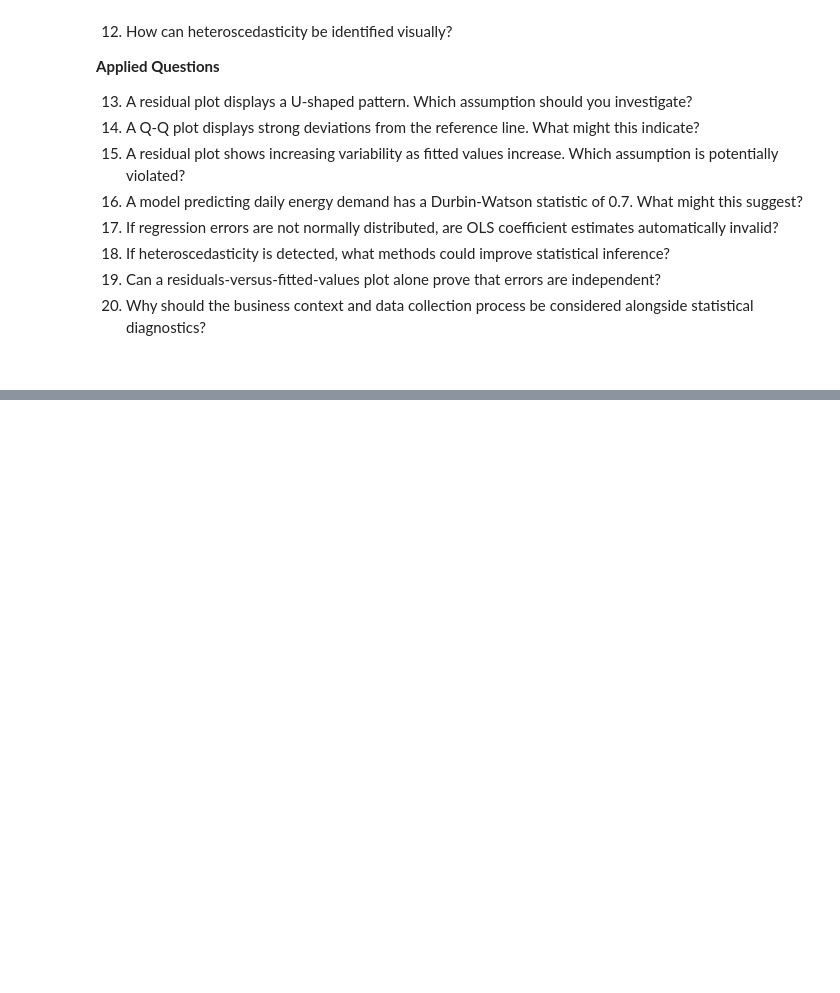
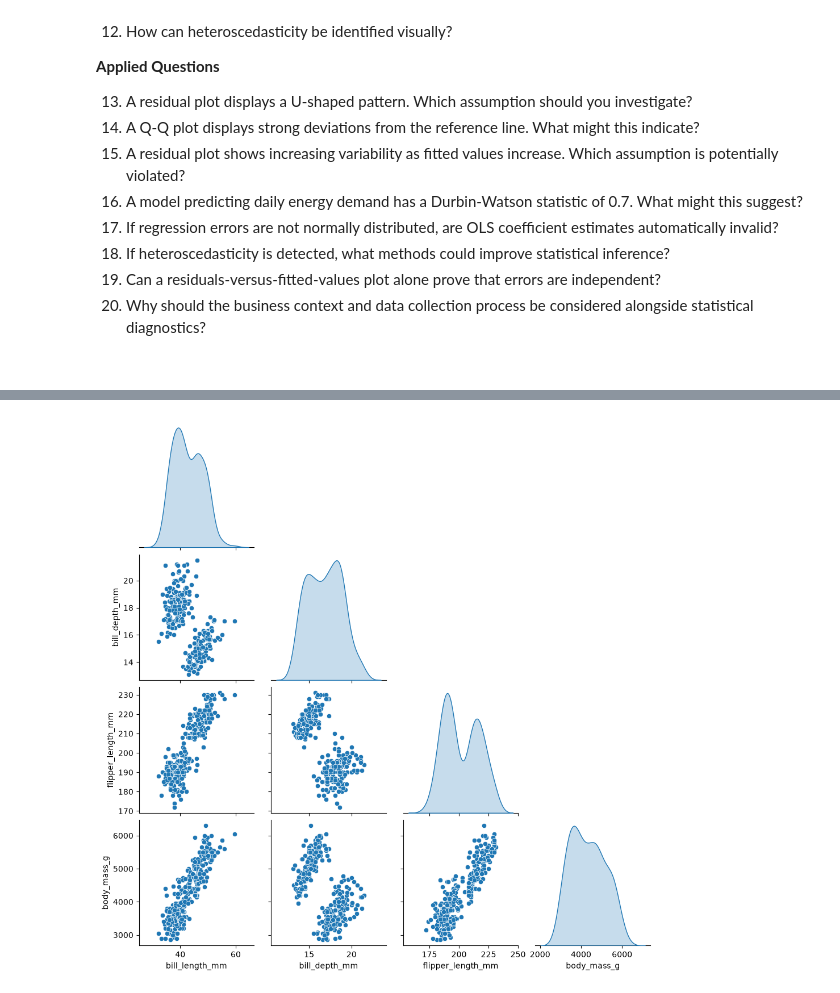
Before and after one commit to MiltonValleL/DS-ML-Lab, a Jupyter notebook: Linear_Regression/1.Simple_Lin-Reg.ipynb, the cells around one changed output, grey strips where cells are left out. Drawn from its saved outputs; the diff is of its cells as text; code cells hidden in the pictures; blank space fills up the shorter version.

```diff
--- a/Linear_Regression/1.Simple_Lin-Reg.ipynb
+++ b/Linear_Regression/1.Simple_Lin-Reg.ipynb
@@ -1017,0 +1036,4 @@ Durbin-Watson: 1.715
+# %%
+# load the dataset
+df = sns.load_dataset('penguins')
+df.head()
@@ -1017,0 +1056,6 @@ Durbin-Watson: 1.715
+# %%
+# Well focus on 'Adelie' and 'Gentoo' species only
+df_spec = df.query("species in ['Adelie', 'Gentoo']")
+
+# Now let's see if there are NaN Values
+df_spec.isna().sum()
@@ -1017,0 +1071,6 @@ Durbin-Watson: 1.715
+# %%
+# well drop all NaN values
+df_final = df_spec.dropna()
+
+# Now let's take a final check
+df_final.info()
@@ -1017,0 +1098,5 @@ Durbin-Watson: 1.715
+# %%
+sns.pairplot(df_final, corner=True, diag_kind='kde')
+plt.show()
+# %% [output]
+[figure, added]
```
Also changed, not shown: parts of 12 cells of this notebook.
